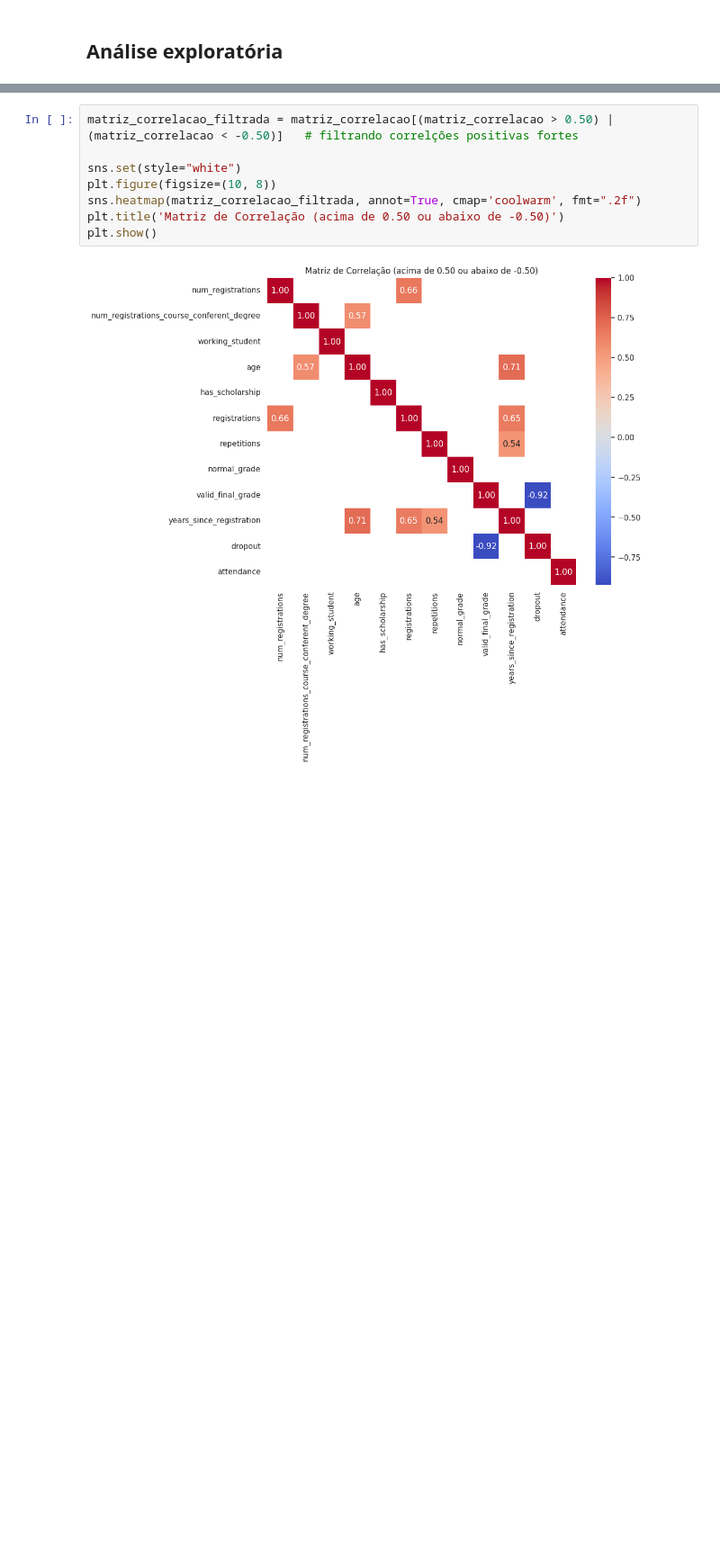
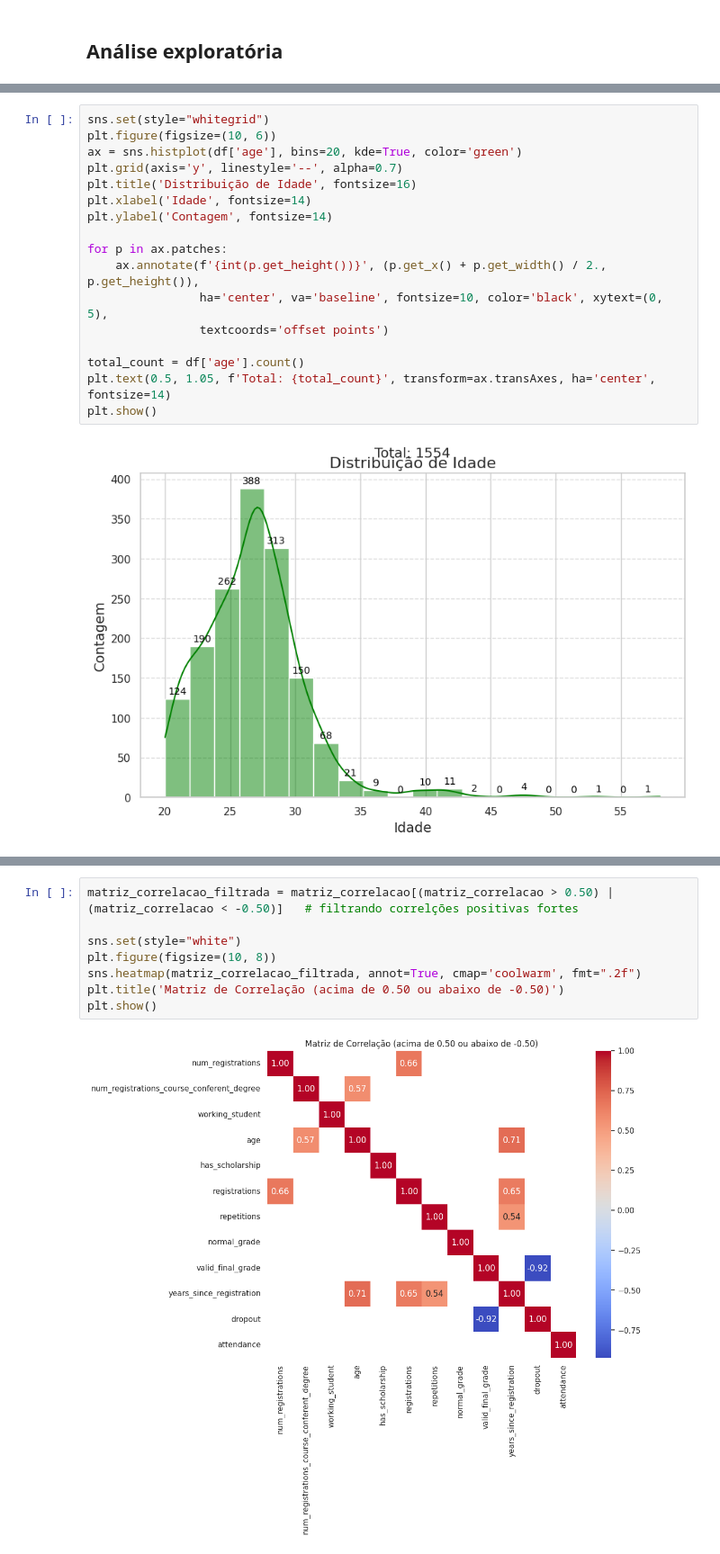
Before and after one commit to larissavvsous/Mineracao-de-Dados, a Jupyter notebook: Trabalho_final_Mineração.ipynb, the cells around one changed output, grey strips where cells are left out. Shown: that part at 90% size. Saved outputs shown, nothing was run; the diff lists cells and outputs as text; blank space fills up the shorter version.

```diff
--- a/Trabalho_final_Mineração.ipynb
+++ b/Trabalho_final_Mineração.ipynb
@@ -239,0 +257,19 @@ plt.show()
+# %%
+sns.set(style="whitegrid")
+plt.figure(figsize=(10, 6))
+ax = sns.histplot(df['age'], bins=20, kde=True, color='green')
+plt.grid(axis='y', linestyle='--', alpha=0.7)
+plt.title('Distribuição de Idade', fontsize=16)
+plt.xlabel('Idade', fontsize=14)
+plt.ylabel('Contagem', fontsize=14)
+
+for p in ax.patches:
+    ax.annotate(f'{int(p.get_height())}', (p.get_x() + p.get_width() / 2., p.get_height()),
+                ha='center', va='baseline', fontsize=10, color='black', xytext=(0, 5),
+                textcoords='offset points')
+
+total_count = df['age'].count()
+plt.text(0.5, 1.05, f'Total: {total_count}', transform=ax.transAxes, ha='center', fontsize=14)
+plt.show()
+# %% [output]
+[figure, added]
```
Also changed, not shown: parts of 8 cells of this notebook.
